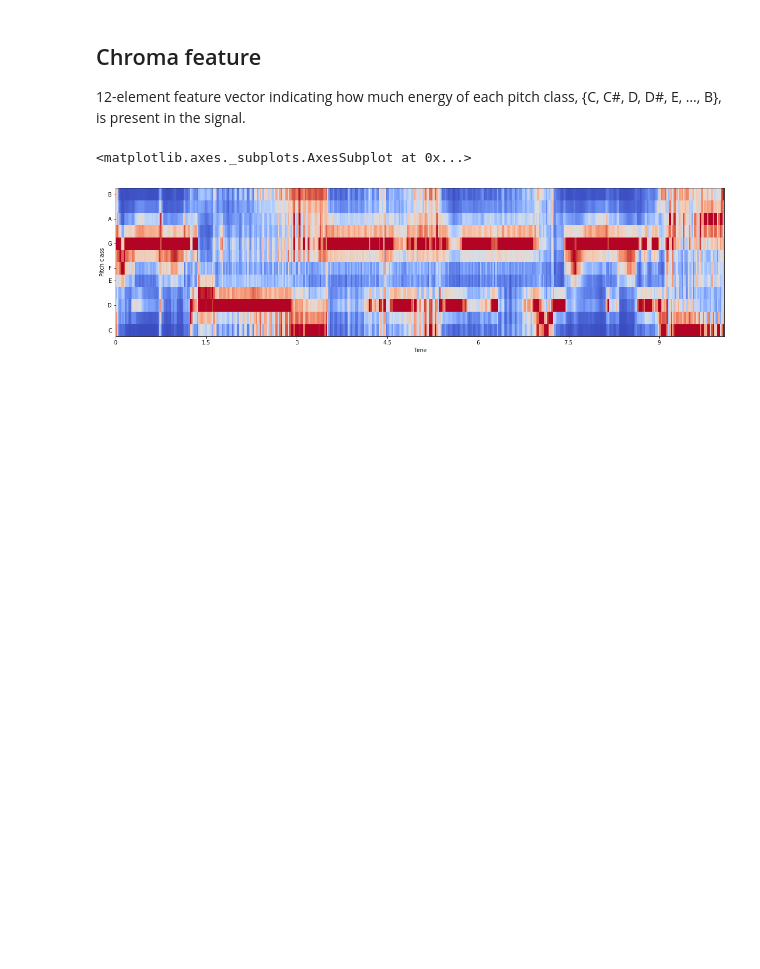
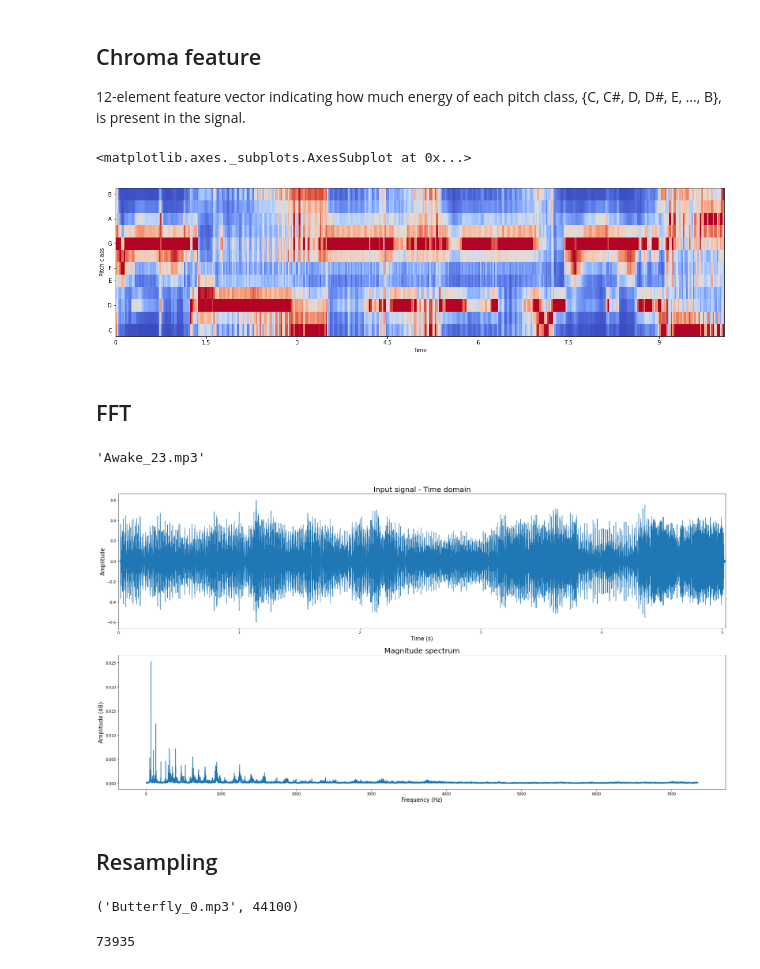
Before and after one commit to JanieTran/BTS_Voice_Classification, a Jupyter notebook: Audio Features.ipynb, the cells around one changed output. Drawn from its saved outputs; the diff is of its cells as text; code cells hidden in the pictures; blank space fills up the shorter version.

Commit message:
Resample and Fourier transform

```diff
--- a/Audio Features.ipynb
+++ b/Audio Features.ipynb
@@ -151,3 +152,50 @@ librosa.display.specshow(chromagram, x_axis='time', y_axis='chroma', hop_length=
 # %% [output]
 <matplotlib.axes._subplots.AxesSubplot at 0x...>
 [figure]
+# %% [markdown]
+## FFT
+# %%
+from features import *
+
+sample_data = os.listdir('data/0')[19]
+sample_data
+# %% [output]
+'Awake_23.mp3'
+# %%
+x, sr = load_audio(file_path=f'data/0/{sample_data}', resample_rate=1/3)
+# %%
+fourier, freqs = fourier_transform(x=x, sample_rate=sr, use_window=True)
+# %%
+limit = 20
+
+fig, ax = plt.subplots(2, 1, figsize=(30, 15))
+librosa.display.waveplot(x, sr=sr, ax=ax[0])
+ax[1].plot(freqs, fourier)
+
+ax[0].set_title('Input signal - Time domain', fontsize=20)
+ax[0].set_xlabel('Time (s)', fontsize=15)
+ax[0].set_ylabel('Amplitude', fontsize=15)
+
+ax[1].set_title('Magnitude spectrum', fontsize=20)
+ax[1].set_xlabel('Frequency (Hz)', fontsize=15)
+ax[1].set_ylabel('Amplitude (dB)', fontsize=15)
+
+plt.savefig('imgs/time_freq.png', bbox_inches='tight')
+plt.show()
+# %% [output]
+[figure, added]
+# %% [markdown]
+## Resampling
+# %%
+sample_data = os.listdir('data/6')[19]
+x, sr = librosa.load(f'data/6/{sample_data}', sr=None)
+sample_data, sr
+# %% [output]
+('Butterfly_0.mp3', 44100)
+# %%
+sec = x.shape[0] / sr
+new_sr = sr // 3
+new_n = int(sec * new_sr)
+new_n
+# %% [output]
+73935
```
Also changed, not shown: parts of 6 cells of this notebook, 6 other files.
